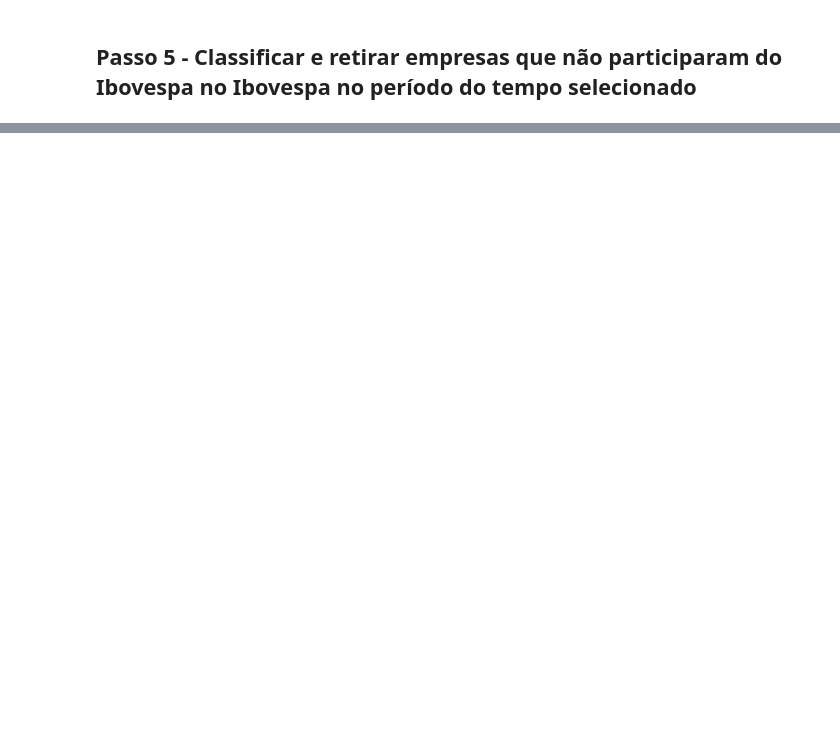
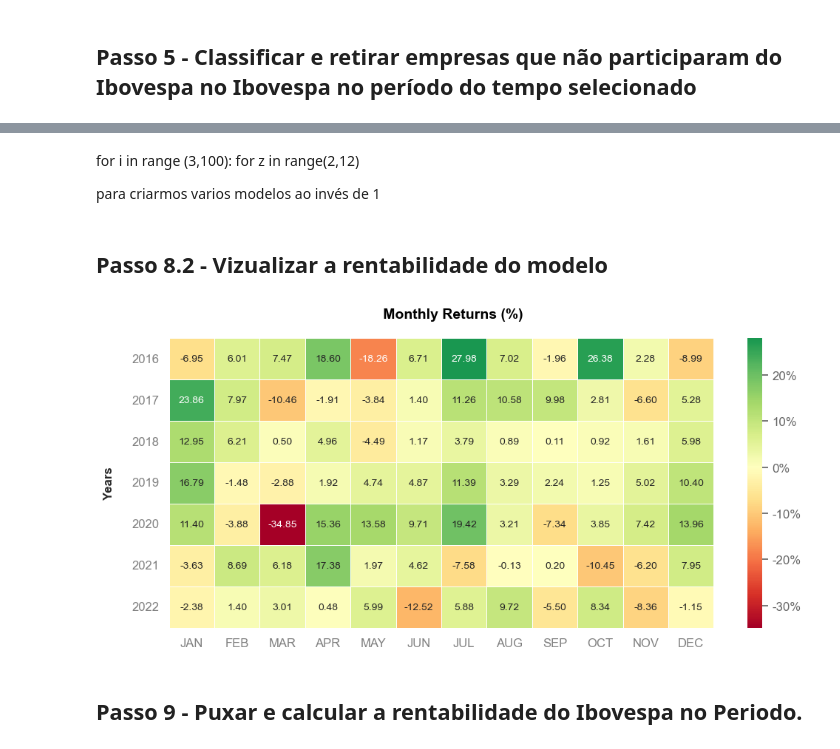
Before and after one commit to ClaudioFritzen/BootCampVaros, a Jupyter notebook: 03-Factor Investing.ipynb, the cells around one changed output, grey strips where cells are left out. Drawn from its saved outputs; the diff is of its cells as text; code cells hidden in the pictures; blank space fills up the shorter version.

Commit message:
estamos no passo 10

```diff
--- a/03-Factor Investing.ipynb
+++ b/03-Factor Investing.ipynb
@@ -189,0 +179,14 @@ comp_historica
+# %%
+## Alinhamento das empresas por rank do maior ao menor
+carteiras = r7.rank(axis = 1, ascending = False)
+
+for data in carteiras.index:
+    for empresa in carteiras.columns:
+
+        if carteiras.loc[data, empresa] < 9:
+
+            carteiras.loc[data, empresa] = 1
+        else:
+            carteiras.loc[data, empresa] = 0
+
+carteiras
@@ -189,0 +212,8 @@ comp_historica
+# %%
+
+retorno_mensal = dados_cotacoes.resample('M').last().pct_change()
+retorno_mensal = retorno_mensal.drop(retorno_mensal.index[:8], axis=0)
+
+carteiras.index = retorno_mensal.index
+
+carteiras
@@ -189,0 +237,4 @@ comp_historica
+# %%
+retorno_modelo = (carteiras * retorno_mensal).sum(axis = 1)/8
+
+retorno_modelo
@@ -189,0 +255,15 @@ comp_historica
+# %% [markdown]
+for i in range (3,100):
+    for z in range(2,12)
+
+para criarmos varios modelos ao invés de 1
+# %% [markdown]
+## Passo 8.2 - Vizualizar a rentabilidade do modelo
+# %%
+qs.extend_pandas()
+
+retorno_modelo.plot_monthly_heatmap()
+# %% [output]
+[figure, added]
+# %% [markdown]
+## Passo 9 - Puxar e calcular a rentabilidade do Ibovespa no Periodo.
```
Also changed, not shown: parts of 15 cells of this notebook.
